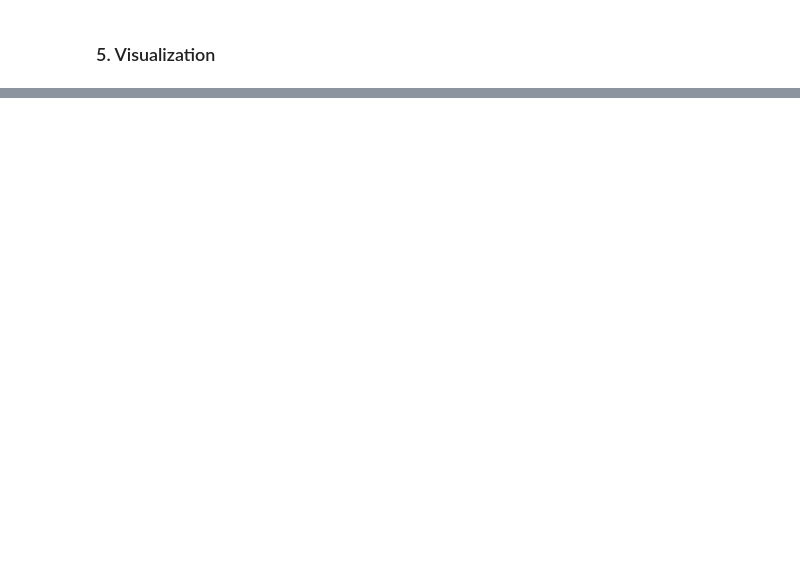
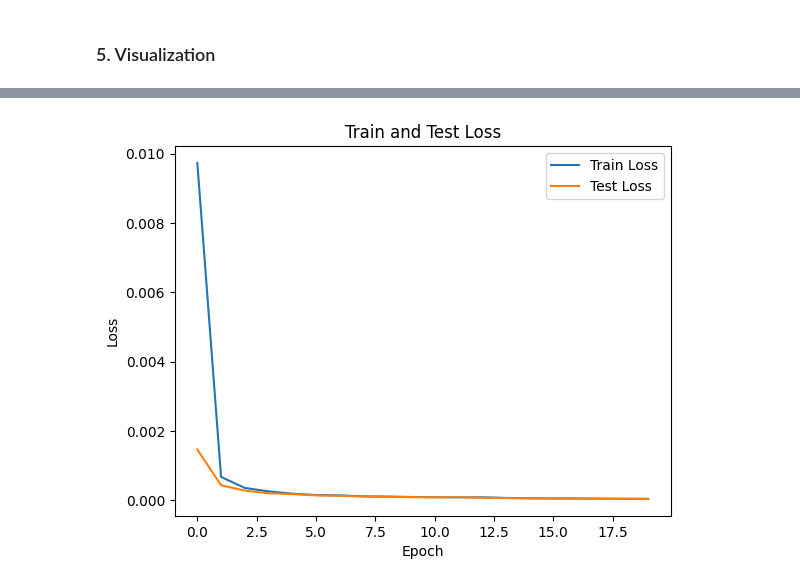
Before and after one commit to anne-df/ige-to-share, a Jupyter notebook: mlp.ipynb, the cells around one changed output, grey strips where cells are left out. Drawn from its saved outputs; the diff is of its cells as text; code cells hidden in the pictures; blank space fills up the shorter version.

```diff
--- a/mlp.ipynb
+++ b/mlp.ipynb
@@ -192,0 +161,11 @@ print("Output shape:", output.shape)
+# %%
+train_data = np.load("data/train_data.npy")
+train_labels = np.load("data/train_labels.npy")
+test_data = np.load("data/test_data.npy")
+test_labels = np.load("data/test_labels.npy")
+
+# Convert to jax
+train_data = jnp.array(train_data)
+train_labels = jnp.array(train_labels)
+test_data = jnp.array(test_data)
+test_labels = jnp.array(test_labels)
@@ -192,0 +272,12 @@ print("Output shape:", output.shape)
+# %%
+# Example usage:
+# Assuming train_data, train_labels, test_data, and test_labels are preprocessed and loaded
+depth = train_data.shape[2]  # Assuming input shape (n_sim, 5, depth)
+num_epochs = 20
+batch_size = 64
+learning_rate = 5e-4
+
+state = train_and_evaluate(train_data, train_labels, test_data,
+                           test_labels, depth, num_epochs,
+                           batch_size, learning_rate)
+# %% [output]
@@ -192,0 +301 @@ print("Output shape:", output.shape)
+[figure, added]
```
Also changed, not shown: parts of 14 cells of this notebook, 15 other files.
